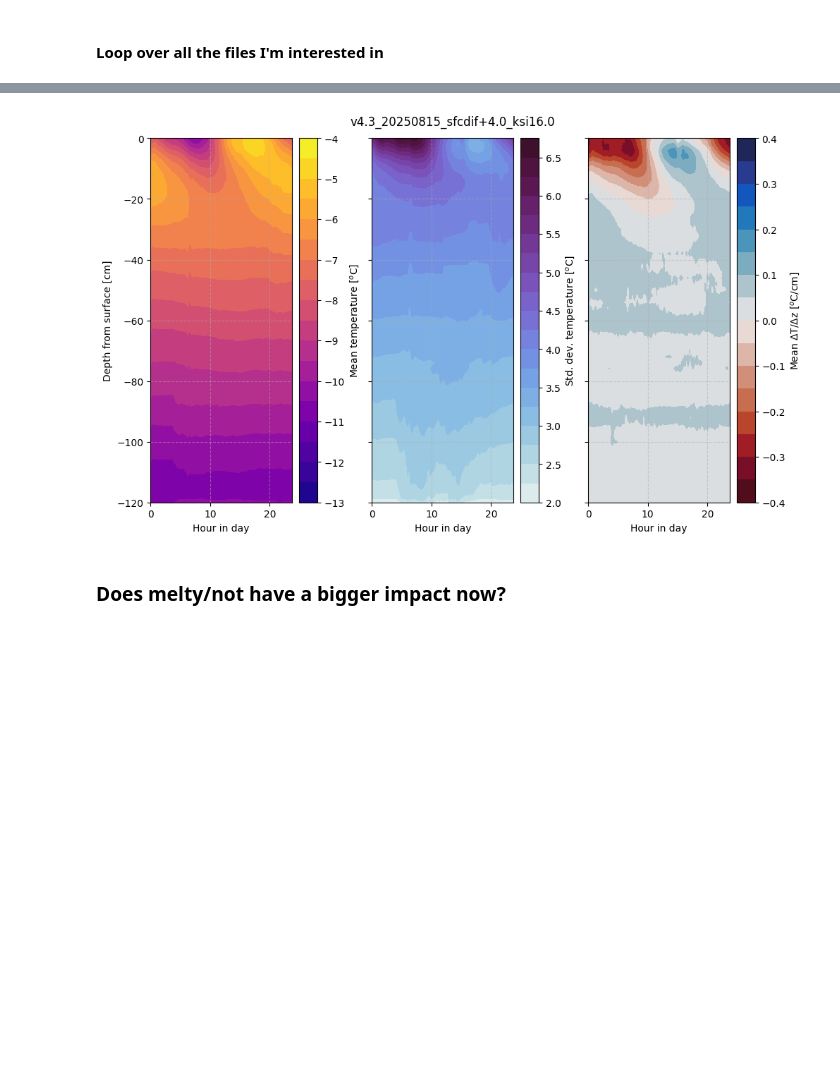
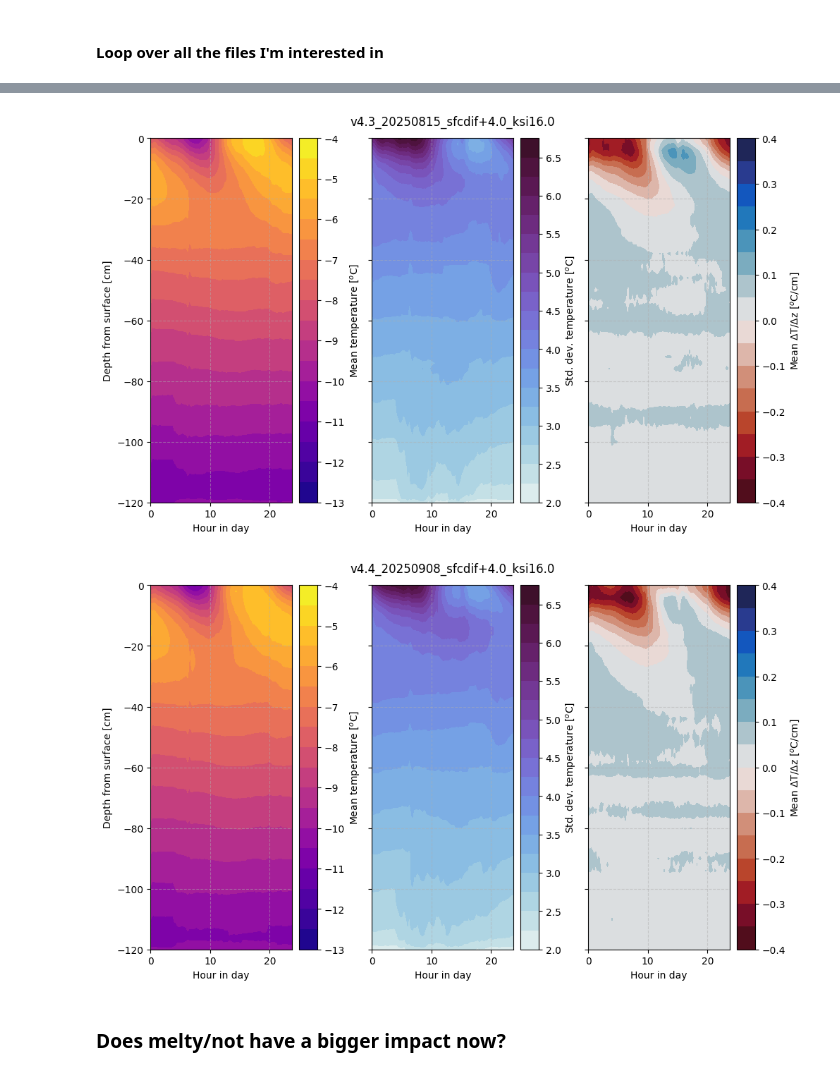
Before and after one commit to sledd/ICECAPS_raven, a Jupyter notebook: var-surfaces_avg-dTdz_comparison.ipynb, the cells around one changed output, grey strips where cells are left out. Drawn from its saved outputs; the diff is of its cells as text; code cells hidden in the pictures; blank space fills up the shorter version.

```diff
--- a/var-surfaces_avg-dTdz_comparison.ipynb
+++ b/var-surfaces_avg-dTdz_comparison.ipynb
@@ -42,7 +42,7 @@ def open_simba_sfc_file(file_version):
                                'v4.2_20250730_sfcdif+4.0_ksi20.0', 'v4.2_20250730_sfcdif+4.0_ksi15.0',
                                'v4.2_20250730_sfcdif+6.0_ksi15.0',
                                'v4.3_20250815_sfcdif+4.0_ksi15.0', 'v4.3_20250815_sfcdif+6.0_ksi15.0',
-                               'v4.3_20250815_sfcdif+4.0_ksi16.0']
+                               'v4.3_20250815_sfcdif+4.0_ksi16.0', 'v4.4_20250908', 'v4.4_20250908_sfcdif+4.0_ksi16.0']
 
     if file_version not in acceptable_file_versions:
         print("Please choose of these versions: ", acceptable_file_versions)
@@ -250,7 +250,8 @@ plt.show()
 # file_versions = ['v3_20250724', 'v2_20250723', 'v3_20250724_sfcdif+2', 'v2_20250723_sfcdif+2']
 # file_versions = ['v2_20250723', 'v4_20250726_sfcdif+4.0', 'v4_20250726_sfcdif+0.0']
 file_versions = ['v2_20250723', 'v4_20250726_sfcdif+4.0', 'v4_20250726_sfcdif+0.0',
-                 'v4.3_20250815_sfcdif+4.0_ksi15.0', 'v4.3_20250815_sfcdif+4.0_ksi16.0']
+                 'v4.3_20250815_sfcdif+4.0_ksi15.0', 'v4.3_20250815_sfcdif+4.0_ksi16.0',
+                'v4.4_20250908_sfcdif+4.0_ksi16.0']
 
 for fversion in file_versions:
     simba_data = open_corrected_simba_temps(fversion)
@@ -273,33 +274,34 @@ for fversion in file_versions:
     avg_diurnal_T = get_diurnal_cycle(simba_data['dates'], temps_rel_sfc)
     std_diurnal_T = get_diurnal_cycle(simba_data['dates'], temps_rel_sfc, stat='std')
 
     plt_tod = get_simba_time_of_day(simba_data['dates'])
 
 
     fig, axs = plt.subplots(1,3, figsize=(10,6), constrained_layout=True, sharey=True)
 
     cbar_labels = ['Mean temperature [$^o$C]', 'Std. dev. temperature [$^o$C]', 'Mean $\Delta$T/$\Delta$z [$^o$C/cm]']
     levels = [np.arange(-13,-3.6,.5), np.arange(2,7,.25), np.arange(-.4,.41,.05)]
     cmaps = [plt.cm.plasma, cmocean.cm.dense, cmocean.cm.balance_r]
 
     for i, (ax, var) in enumerate(zip(axs.ravel(), [avg_diurnal_T, std_diurnal_T, avg_diurnal_dTdz])):
         cb = ax.contourf(np.unique(plt_tod), depth_rel_sfc, np.swapaxes(var,0,1), levels=levels[i], cmap=cmaps[i])
         plt.colorbar(cb, label=cbar_labels[i], ax=ax)
 
         ax.set_ylim(-120,0)
 
         ax.set_xlabel('Hour in day')
         ax.grid(alpha=.5, ls='--')
 
     axs[0].set_ylabel('Depth from surface [cm]')
     fig.suptitle(fversion)
     plt.show()
 # %% [output]
 [figure]
 [figure]
 [figure]
 [figure]
 [figure]
+[figure, added]
 # %% [markdown]
 ### Does melty/not have a bigger impact now?
 # %%
```
Also changed, not shown: parts of 4 cells of this notebook.
